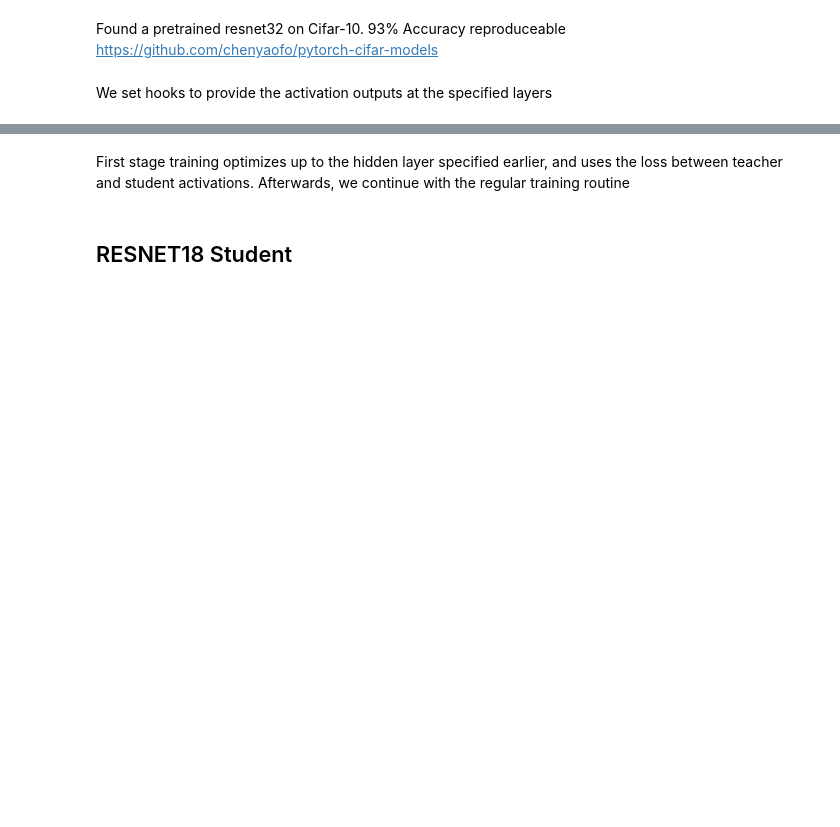
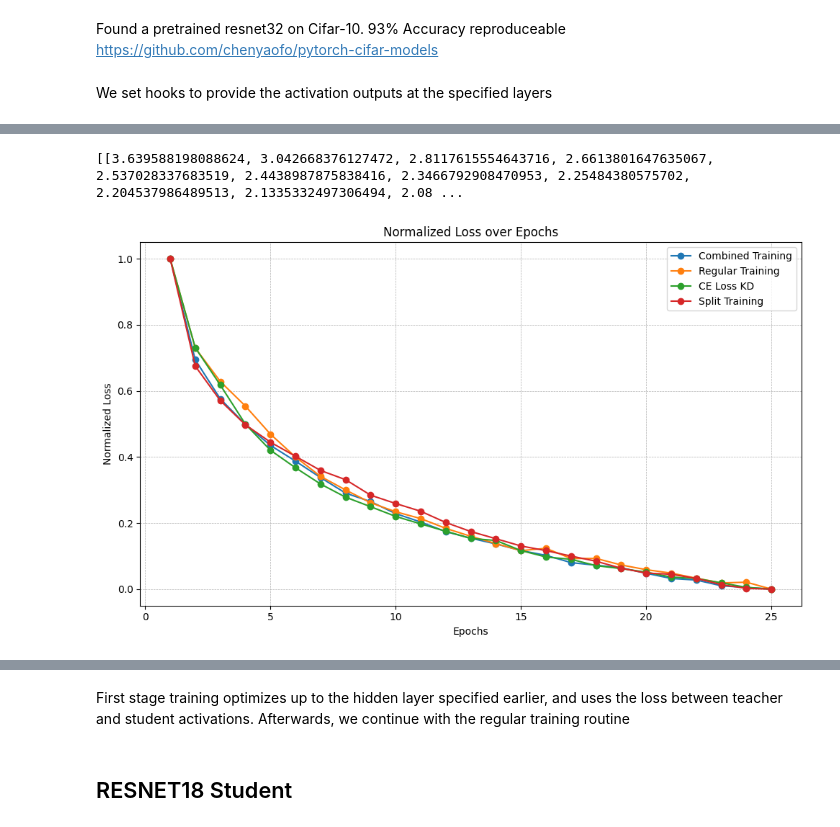
Before and after one commit to mtllcr/teacher-student-network, a Jupyter notebook: intermediate-regressor.ipynb, the cells around one changed output, grey strips where cells are left out. Drawn from its saved outputs; the diff is of its cells as text; code cells hidden in the pictures; blank space fills up the shorter version.

Commit message:
Finalized training over 25 epochs

```diff
--- a/intermediate-regressor.ipynb
+++ b/intermediate-regressor.ipynb
@@ -550,3 +560,3 @@ Test Accuracy: 70.98%
 # %%
-train(student_non_learner, train_loader, epochs=10, learning_rate=0.001, device=device)
+loss_reg = train(student_non_learner, train_loader, epochs=25, learning_rate=0.001, device=device)
 non_learner_results = test(student_non_learner, test_loader, device)
@@ -553,5 +595,5 @@ non_learner_results = test(student_non_learner, test_loader, device)
 # %%
-train_knowledge_distillation(teacher=teacher_resnet50, student=student_learner,
-                                 train_loader=train_loader, epochs=10, learning_rate=0.0005,
+loss_kd = train_knowledge_distillation(teacher=teacher_resnet50, student=student_learner,
+                                 train_loader=train_loader, epochs=25, learning_rate=0.0005,
                                  T=3, soft_target_loss_weight=0.3, device=device)
 learner_results__ = test(student_learner, test_loader, device)
@@ -558,5 +696,5 @@ learner_results__ = test(student_learner, test_loader, device)
 # %%
-train_knowledge_distillation(teacher=teacher_resnet50, student=student_first_stage,
-                                 train_loader=train_loader, epochs=10, learning_rate=0.0005,
+loss_split_kd = train_knowledge_distillation(teacher=teacher_resnet50, student=student_first_stage,
+                                 train_loader=train_loader, epochs=25, learning_rate=0.0005,
                                  T=3, soft_target_loss_weight=0.3, device=device)
 first_stage_results = test(student_first_stage, test_loader, device)
@@ -570,0 +744,25 @@ NameError: name 'non_learner_results' is not defined
+# %%
+total_losses = []
+total_losses.append(loss_comb)
+total_losses.append(loss_reg)
+total_losses.append(loss_kd)
+total_losses.append(loss_split_kd)
+acc = []
+acc.append(kd_combine_results)
+acc.append(learner_results__)
+acc.append(non_learner_results)
+acc.append(first_stage_results)
+# %%
+print(total_losses)
+# %% [output]
+[[3.639588198088624, 3.042668376127472, 2.8117615554643716, 2.6613801647635067, 2.537028337683519, 2.4438987875838416, 2.3466792908470953, 2.25484380575702, 2.204537986489513, 2.1335332497306494, 2.08 ...
+# %%
+
+
+
+model_names = ['Combined Training', 'Regular Training', 'CE Loss KD', 'Split Training']
+
+total_losses_norm = normalize_losses(total_losses)
+plot_normalized_losses(total_losses_norm, model_names)
+# %% [output]
+[figure, added]
```
Also changed, not shown: parts of 23 cells of this notebook, 2 other files.
